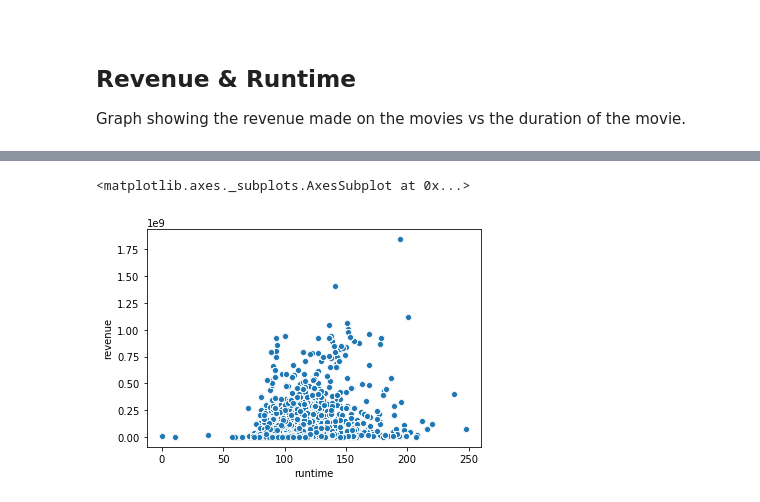
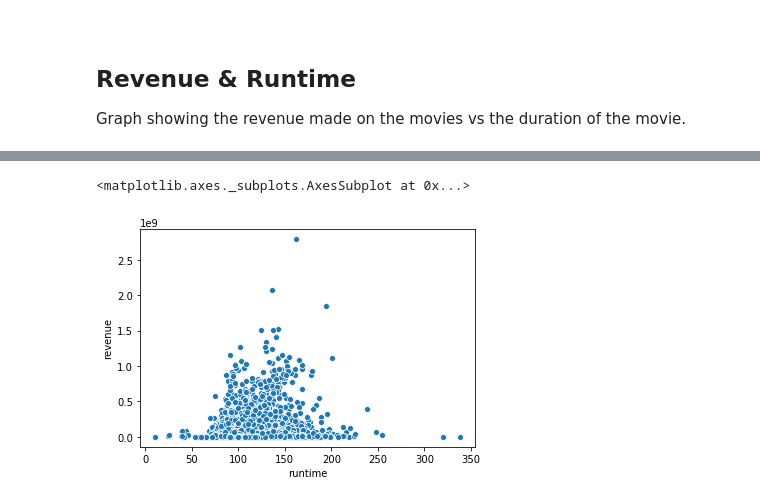
Before and after one commit to jacKlinc/film_dash, a Jupyter notebook: notebooks/1_movies-dashboard_an.ipynb, the cells around one changed output, grey strips where cells are left out. Saved outputs shown, nothing was run; the diff lists cells and outputs as text; code cells hidden in the pictures.

Commit message:
Was using the wrong dataset causing laptop to crash due to too much data.
- movies_metadata used instead to reduce number of rows
- Added to Streamlit dash

```diff
--- a/notebooks/1_movies-dashboard_an.ipynb
+++ b/notebooks/1_movies-dashboard_an.ipynb
@@ -130,4 +129,4 @@ country_scores.sort_values(ascending=False).plot.bar(figsize=(15,5))
 ## Revenue & Runtime
 Graph showing the revenue made on the movies vs the duration of the movie.
 # %%
-movie_ratings = pd.read_csv('../data/movie_ratings.csv', usecols=['revenue', 'runtime'])
+movie_ratings = pd.read_csv('../data/movies_metadata.csv', usecols=['title', 'runtime', 'revenue'])
@@ -176,5 +177,8 @@ movie_ratings.shape[0] - movie_ratings.dropna().shape[0]
 # Drop missing values
 movie_ratings.dropna(inplace=True)
 # %%
-# Drop zeros
+# Drop zeros for revenue
 movie_ratings.drop(movie_ratings[movie_ratings.revenue == 0].index, inplace=True)
+
+# Drop zeros for runtime
+movie_ratings.drop(movie_ratings[movie_ratings.runtime == 0].index, inplace=True)
@@ -190,5 +196,5 @@ dtype: float64
 # %%
-sns.scatterplot(x='runtime', y='revenue', data=movie_ratings, marker='o')
+sns.scatterplot(x='runtime', y='revenue', data=movie_ratings)
 # %% [output]
 <matplotlib.axes._subplots.AxesSubplot at 0x...>
-[figure, old version]
+[figure, new version]
```
Also changed, not shown: parts of 13 cells of this notebook, 1 other file.
